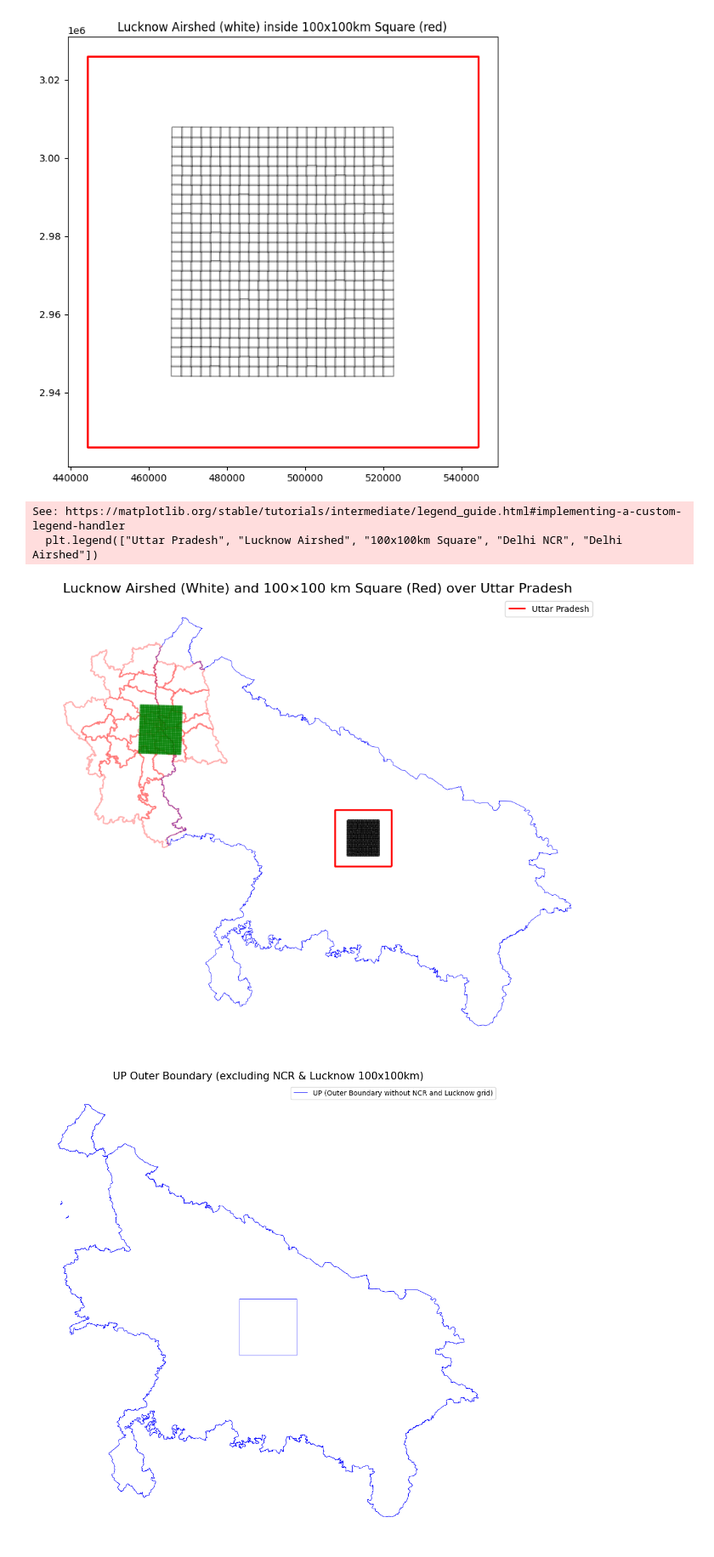
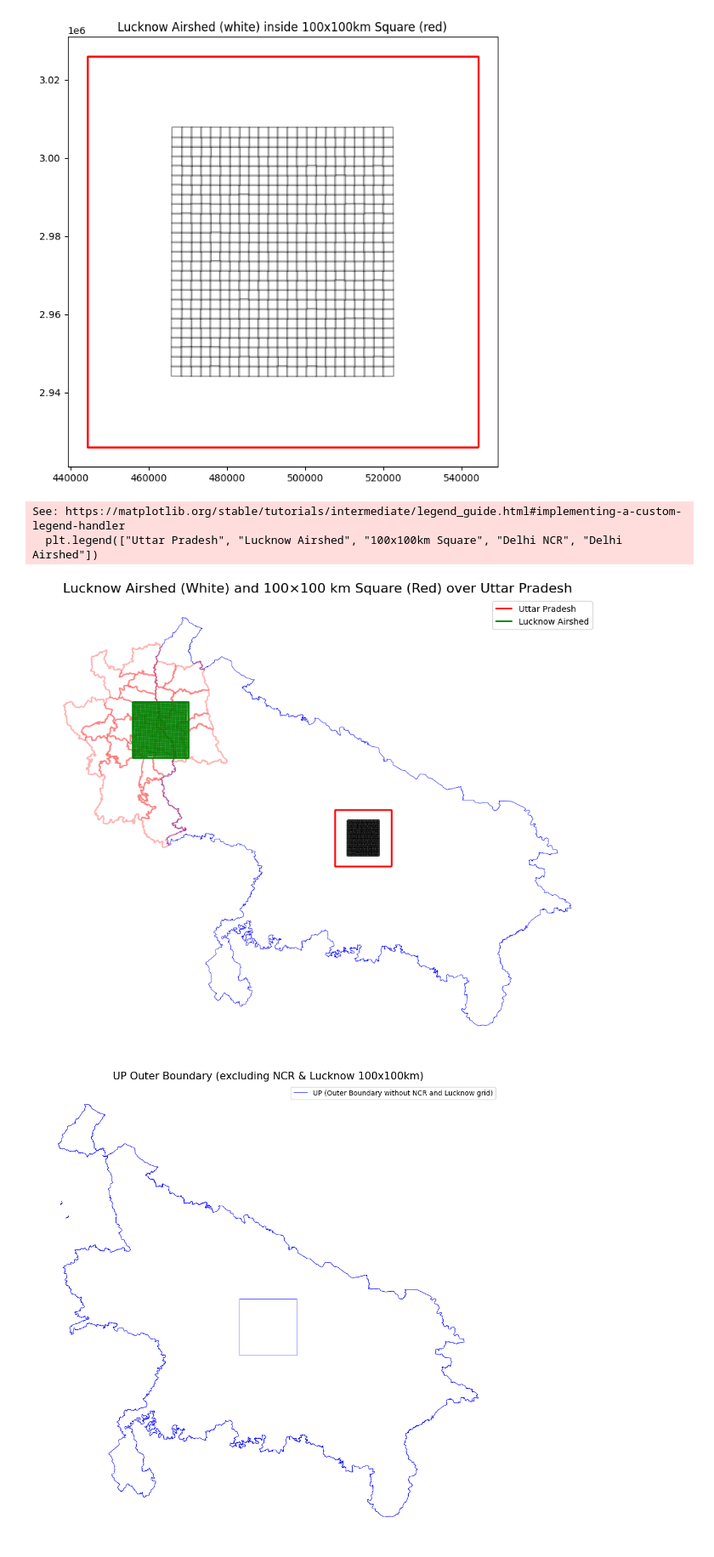
Before and after one commit to rishabh-mondal/domain_experiment, a Jupyter notebook: data_setup/data_choose_for_al.ipynb, the cells around one changed output. Shown at 85% size. Drawn from its saved outputs; the diff is of its cells as text; code cells hidden in the pictures.

```diff
--- a/data_setup/data_choose_for_al.ipynb
+++ b/data_setup/data_choose_for_al.ipynb
@@ -94,7 +94,7 @@ Text(0.5, 1.0, 'Lucknow Airshed (white) inside 100x100km Square (red)')
 up_path = "/home/rishabh.mondal/Brick-Kilns-project/ijcai_2025_kilns/regions/shapes/uttar_pradesh.geojson"
 lucknow_path = "/home/rishabh.mondal/Brick-Kilns-project/ijcai_2025_kilns/data/processed_data/lucknow_airshed/metadata.geojson"
 delhi_path = "/home/rishabh.mondal/Brick-Kilns-project/ijcai_2025_kilns/regions/shapes/delhi_ncr_region.geojson"
-delhi_airshed_path = "/home/rishabh.mondal/Brick-Kilns-project/ijcai_2025_kilns/data/processed_data/delhi_airshed/metadata.geojson"
+delhi_airshed_path = "/home/rishabh.mondal/Brick-Kilns-project/ijcai_2025_kilns/data/processed_data/delhi_airshed_100x100km/metadata.geojson"
 # %%
 import geopandas as gpd
 from shapely.geometry import box
@@ -109,38 +109,49 @@ gdf_delhi = gpd.read_file(delhi_path)
 gdf_delhi_airshed = gpd.read_file(delhi_airshed_path)
 
 # Project both to UTM zone 44N for UP/Lucknow
 gdf_up_proj = gdf_up.to_crs(epsg=32644)
 gdf_lucknow_proj = gdf_lucknow.to_crs(epsg=32644)
 gdf_delhi_proj = gdf_delhi.to_crs(epsg=32644)
 gdf_delhi_airshed_proj = gdf_delhi_airshed.to_crs(epsg=32644)
 
 
 # Centroid of the airshed
-centroid = gdf_lucknow_proj.unary_union.centroid
+centroid1 = gdf_lucknow_proj.unary_union.centroid
+centroid2 = gdf_delhi_airshed_proj.unary_union.centroid
 
 # 100x100 km square, centered at centroid
 half_size = 50_000  # meters
-minx, miny = centroid.x - half_size, centroid.y - half_size
-maxx, maxy = centroid.x + half_size, centroid.y + half_size
+minx, miny = centroid1.x - half_size, centroid1.y - half_size
+maxx, maxy = centroid1.x + half_size, centroid1.y + half_size
 square_geom = box(minx, miny, maxx, maxy)
 gdf_square = gpd.GeoDataFrame({'geometry': [square_geom]}, crs=gdf_lucknow_proj.crs)
-gdf_square.to_file("lucknow_100x100km.geojson", driver='GeoJSON')
+# gdf_square.to_file("lucknow_100x100km.geojson", driver='GeoJSON')
+
+minx2, miny2 = centroid2.x - half_size, centroid2.y - half_size
+maxx2, maxy2 = centroid2.x + half_size, centroid2.y + half_size
+square_geom2 = box(minx2, miny2, maxx2, maxy2)
+gdf_square2 = gpd.GeoDataFrame({'geometry': [square_geom2]}, crs=gdf_delhi_airshed_proj.crs)
+# gdf_square2=gdf_square2.to_crs(epsg=) # Convert to WGS84 for consistency
+# gdf_square2.to_file("delhi_airshed_100x100km.geojson", driver='GeoJSON')
+
+
 # PLOT
 fig, ax = plt.subplots(figsize=(12, 12))
 gdf_up_proj.plot(ax=ax, edgecolor='blue', facecolor='none', linewidth=0.5, label='Uttar Pradesh')
 gdf_lucknow_proj.plot(ax=ax, facecolor='white', edgecolor='black', linewidth=1.5, alpha=0.7, label='Original Lucknow Airshed')
 gdf_square.boundary.plot(ax=ax, edgecolor='red', linewidth=2, label='100x100km Airshed')
 gdf_delhi_proj.plot(ax=ax, facecolor='white', edgecolor='red', linewidth=1.5, alpha=0.3, label='Delhi NCR')
+gdf_square2.boundary.plot(ax=ax, edgecolor='green', linewidth=2, label='Delhi Airshed 100x100km')
 gdf_delhi_airshed_proj.plot(ax=ax, facecolor='green', edgecolor='green', linewidth=1.0, alpha=0.5, label='Delhi Airshed')
 
 ax.set_axis_off()
 ax.set_title('Lucknow Airshed (White) and 100×100 km Square (Red) over Uttar Pradesh', fontsize=16)
 plt.legend(["Uttar Pradesh", "Lucknow Airshed", "100x100km Square", "Delhi NCR", "Delhi Airshed"])
 plt.show()
 # %% [output]
 See: https://matplotlib.org/stable/tutorials/intermediate/legend_guide.html#implementing-a-custom-legend-handler
   plt.legend(["Uttar Pradesh", "Lucknow Airshed", "100x100km Square", "Delhi NCR", "Delhi Airshed"])
-[figure, old version]
+[figure, new version]
 # %%
 up_except_delhi.to_file("uttar_pradesh_except_delhi.geojson", driver='GeoJSON')
 # %%
```
Also changed, not shown: parts of 10 cells of this notebook, 3 other files.
